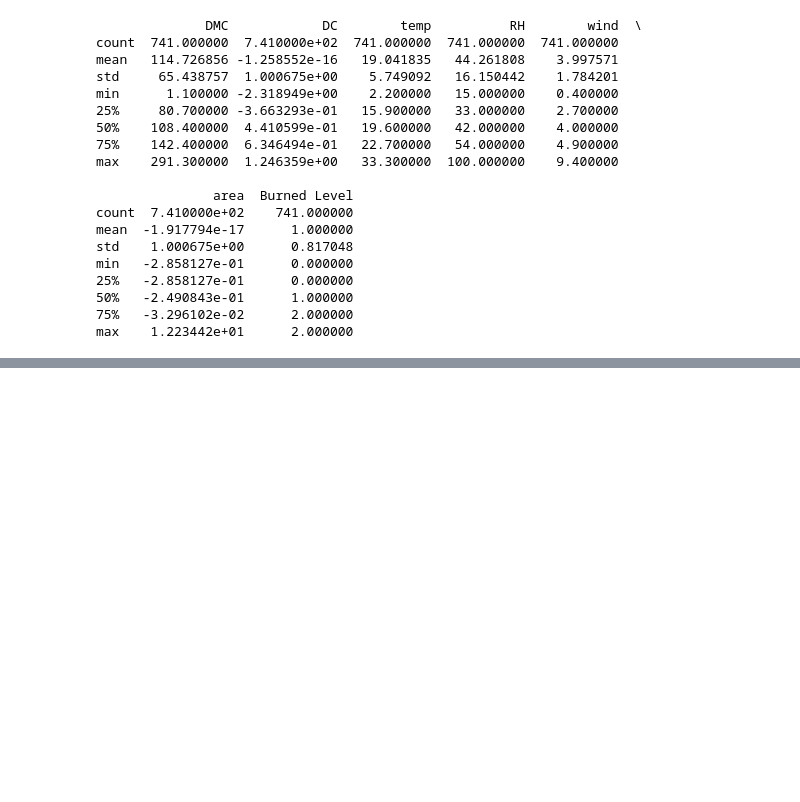
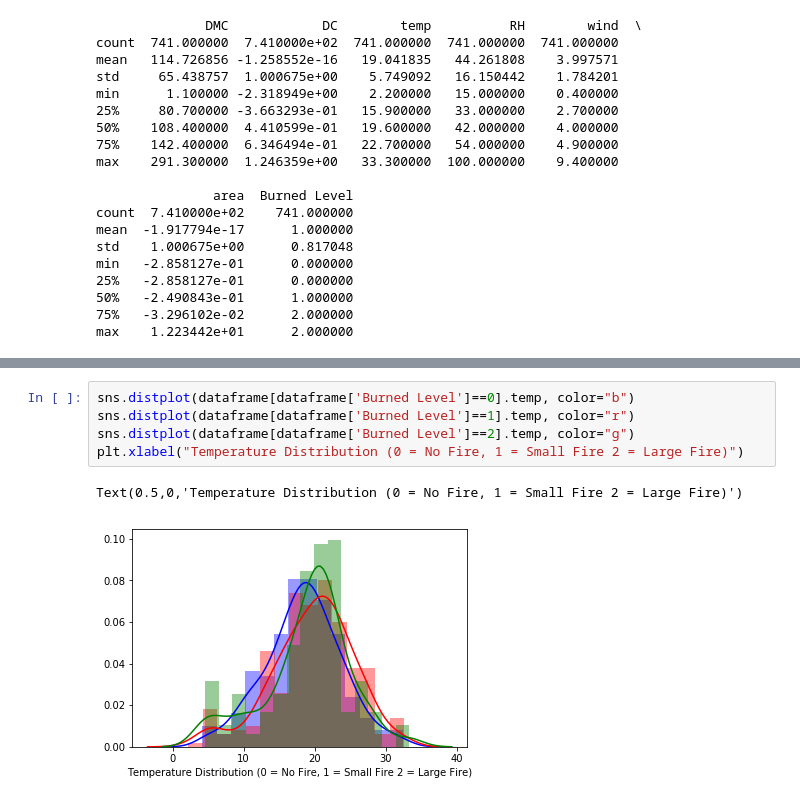
Before and after one commit to NinaFXY0824/Iteration-4, a Jupyter notebook: Iteration 4 by Xiaoyu Fan.ipynb, the cells around one changed output, grey strips where cells are left out. Drawn from its saved outputs; the diff is of its cells as text; blank space fills up the shorter version.

```diff
--- a/Iteration 4 by Xiaoyu Fan.ipynb
+++ b/Iteration 4 by Xiaoyu Fan.ipynb
@@ -780,0 +648,8 @@ SyntaxError: invalid syntax (<ipython-input-5-d15e7e54177a>, line 8)
+# %%
+sns.distplot(dataframe[dataframe['Burned Level']==0].temp, color="b")
+sns.distplot(dataframe[dataframe['Burned Level']==1].temp, color="r")
+sns.distplot(dataframe[dataframe['Burned Level']==2].temp, color="g")
+plt.xlabel("Temperature Distribution (0 = No Fire, 1 = Small Fire 2 = Large Fire)")
+# %% [output]
+Text(0.5,0,'Temperature Distribution (0 = No Fire, 1 = Small Fire 2 = Large Fire)')
+[figure, added]
```
Also changed, not shown: parts of 46 cells of this notebook.
